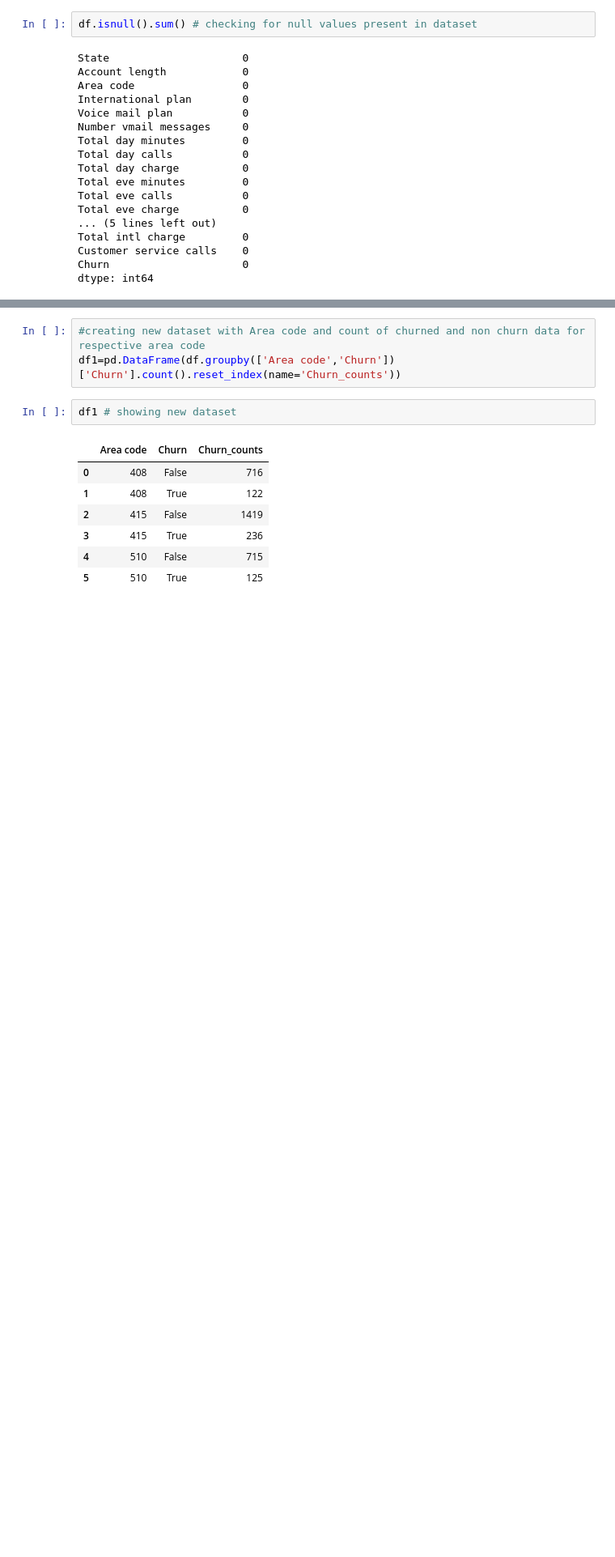
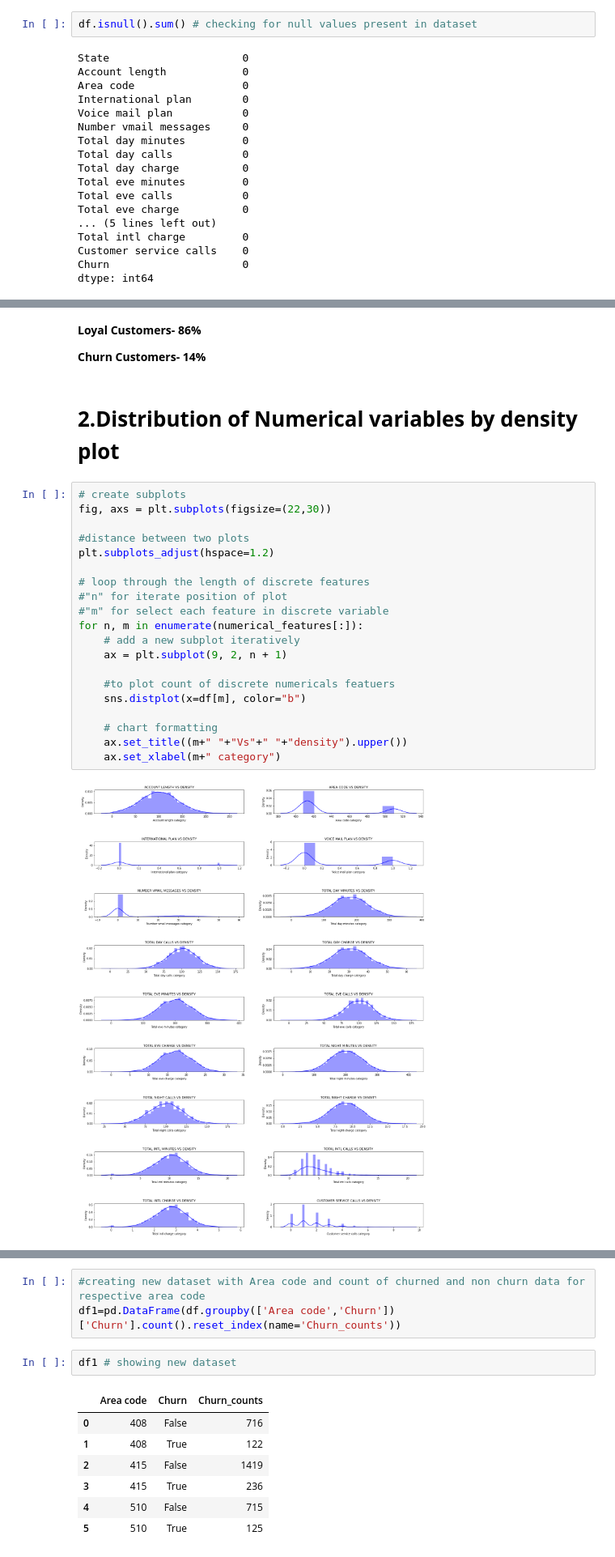
Before and after one commit to Rushikesh3005/Telecom-churn-analysis, a Jupyter notebook: Telecom_Churn_Analysis_Capstone_Project.ipynb, the cells around one changed output, grey strips where cells are left out. Shown at 81% size. Saved outputs shown, nothing was run; the diff lists cells and outputs as text; blank space fills up the shorter version.

```diff
--- a/Telecom_Churn_Analysis_Capstone_Project.ipynb
+++ b/Telecom_Churn_Analysis_Capstone_Project.ipynb
@@ -308,0 +354,28 @@ From the above charts, we can notice that there is a lot of discrepancy in distr
+# %% [markdown]
+**Loyal Customers- 86%**
+
+**Churn Customers- 14%**
+# %% [markdown]
+# **2.Distribution of Numerical variables by density plot**
+# %%
+# create subplots
+fig, axs = plt.subplots(figsize=(22,30))
+
+#distance between two plots
+plt.subplots_adjust(hspace=1.2)
+
+# loop through the length of discrete features
+#"n" for iterate position of plot
+#"m" for select each feature in discrete variable
+for n, m in enumerate(numerical_features[:]):
+    # add a new subplot iteratively
+    ax = plt.subplot(9, 2, n + 1)
+
+    #to plot count of discrete numericals featuers
+    sns.distplot(x=df[m], color="b")
+
+    # chart formatting
+    ax.set_title((m+" "+"Vs"+" "+"density").upper())
+    ax.set_xlabel(m+" category")
+# %% [output]
+[figure, added]
```
Also changed, not shown: parts of 113 cells of this notebook.
